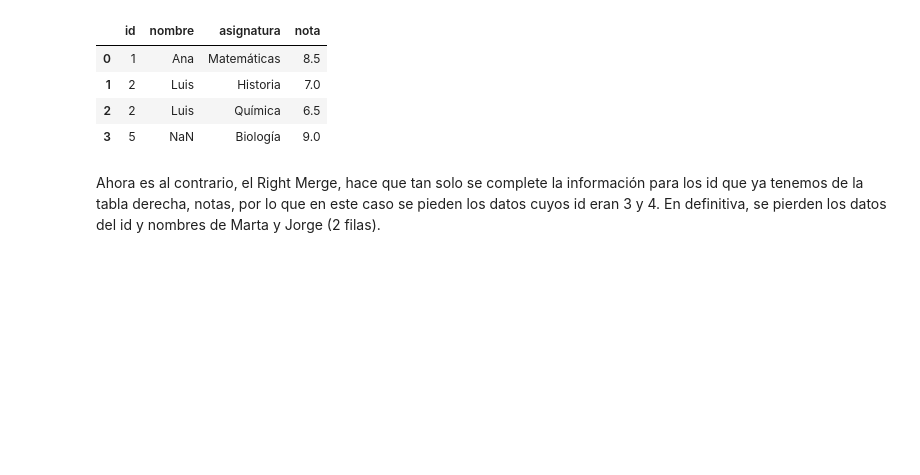
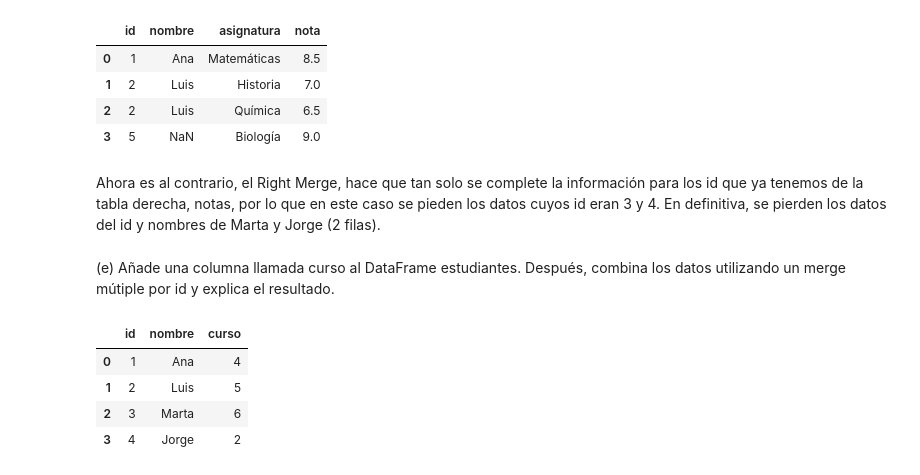
Before and after one commit to enricllorcamendoza-2002/ttad1, a Jupyter notebook: Entrega_2.ipynb, the cells around one changed output. Saved outputs shown, nothing was run; the diff lists cells and outputs as text; code cells hidden in the pictures; blank space fills up the shorter version.

```diff
--- a/Entrega_2.ipynb
+++ b/Entrega_2.ipynb
@@ -411,3 +411,16 @@ estudiantes.merge(notas, left_on='id', right_on='id', how='right')
 | 3 | 5 | NaN | Biología | 9.0 |
 # %% [markdown]
 Ahora es al contrario, el Right Merge, hace que tan solo se complete la información para los id que ya tenemos de la tabla derecha, notas, por lo que en este caso se pieden los datos cuyos id eran 3 y 4. En definitiva, se pierden los datos del id y nombres de Marta y Jorge (2 filas).
+# %% [markdown]
+(e) Añade una columna llamada curso al DataFrame estudiantes. Después, combina los datos utilizando un merge mútiple por id y explica el resultado.
+# %%
+#1) Vamos a añadir la nueva columna con datos inventados
+
+estudiantes2 = estudiantes.assign(curso=[4,5,6,2])
+estudiantes2 #DataFrame Modificado
+# %% [output]
+|  | id | nombre | curso |
+| 0 | 1 | Ana | 4 |
+| 1 | 2 | Luis | 5 |
+| 2 | 3 | Marta | 6 |
+| 3 | 4 | Jorge | 2 |
```
Also changed, not shown: parts of 3 cells of this notebook.
